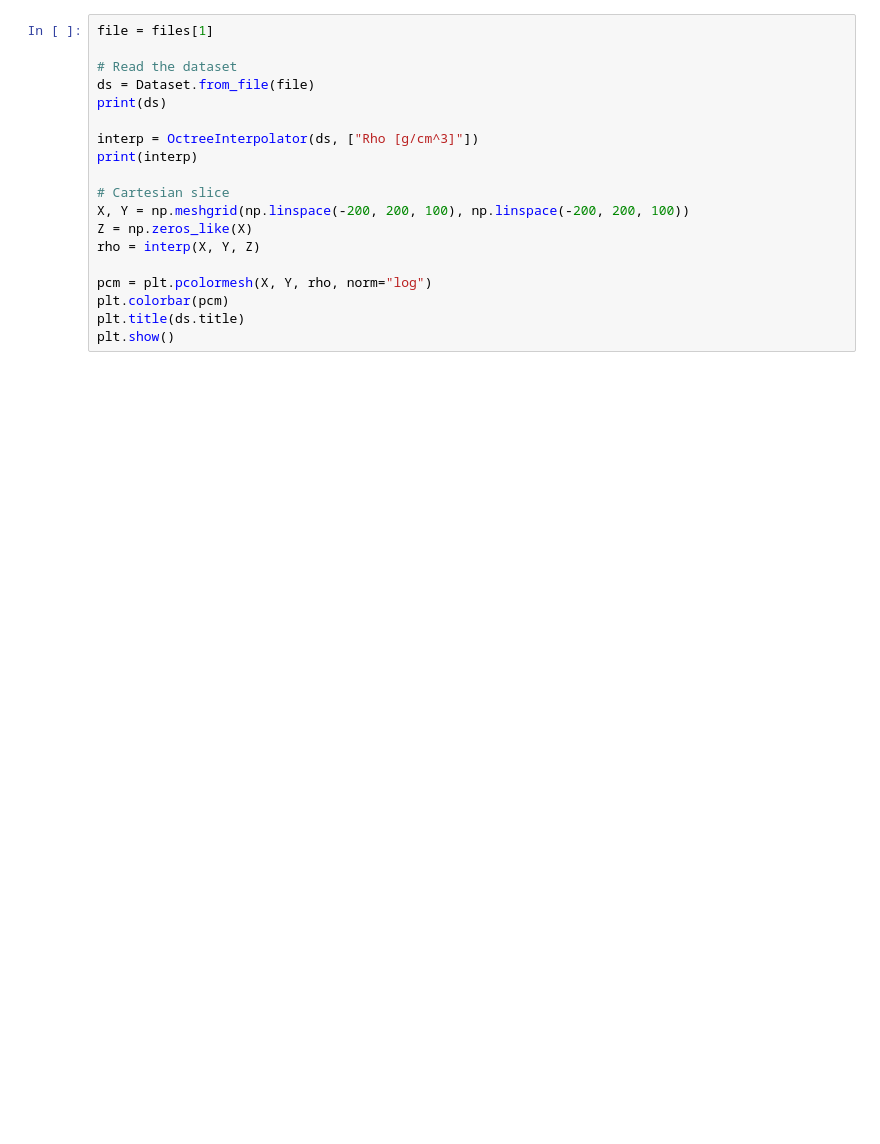
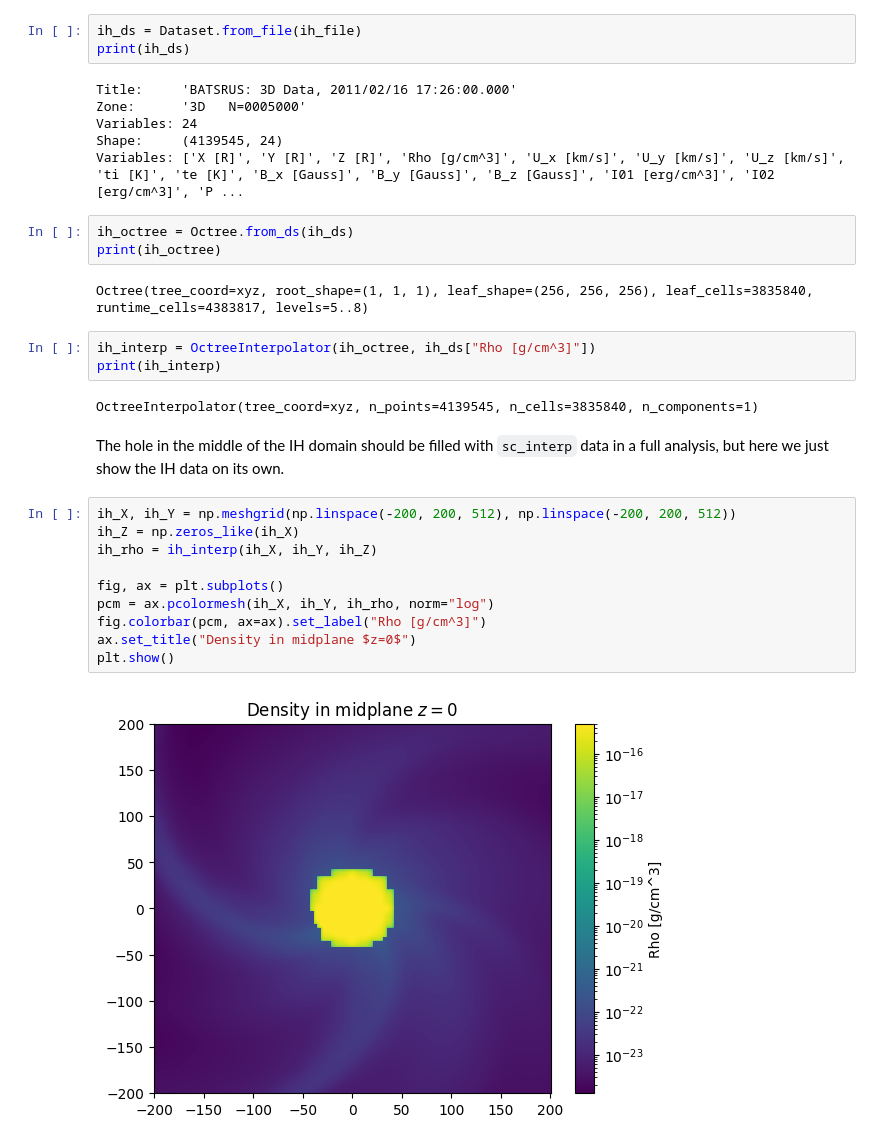
Before and after one commit to svaberg/batcamp, a Jupyter notebook: examples/quick_start.ipynb, the cells around one changed output. Cells and saved outputs as stored; diff of their text form; blank space fills up the shorter version.

```diff
--- a/examples/quick_start.ipynb
+++ b/examples/quick_start.ipynb
@@ -82,19 +126,33 @@ This file is has a cartesian octree structure
-# %%
-file = files[1]
-
-# Read the dataset
-ds = Dataset.from_file(file)
-print(ds)
-
-interp = OctreeInterpolator(ds, ["Rho [g/cm^3]"])
-print(interp)
-
-# Cartesian slice
-X, Y = np.meshgrid(np.linspace(-200, 200, 100), np.linspace(-200, 200, 100))
-Z = np.zeros_like(X)
-rho = interp(X, Y, Z)
-
-pcm = plt.pcolormesh(X, Y, rho, norm="log")
-plt.colorbar(pcm)
-plt.title(ds.title)
-plt.show()
+# %%
+ih_ds = Dataset.from_file(ih_file)
+print(ih_ds)
+# %% [output]
+Title:     'BATSRUS: 3D Data, 2011/02/16 17:26:00.000'
+Zone:      '3D   N=0005000'
+Variables: 24
+Shape:     (4139545, 24)
+Variables: ['X [R]', 'Y [R]', 'Z [R]', 'Rho [g/cm^3]', 'U_x [km/s]', 'U_y [km/s]', 'U_z [km/s]', 'ti [K]', 'te [K]', 'B_x [Gauss]', 'B_y [Gauss]', 'B_z [Gauss]', 'I01 [erg/cm^3]', 'I02 [erg/cm^3]', 'P ...
+# %%
+ih_octree = Octree.from_ds(ih_ds)
+print(ih_octree)
+# %% [output]
+Octree(tree_coord=xyz, root_shape=(1, 1, 1), leaf_shape=(256, 256, 256), leaf_cells=3835840, runtime_cells=4383817, levels=5..8)
+# %%
+ih_interp = OctreeInterpolator(ih_octree, ih_ds["Rho [g/cm^3]"])
+print(ih_interp)
+# %% [output]
+OctreeInterpolator(tree_coord=xyz, n_points=4139545, n_cells=3835840, n_components=1)
+# %% [markdown]
+The hole in the middle of the IH domain should be filled with `sc_interp` data in a full analysis, but here we just show the IH data on its own.
+# %%
+ih_X, ih_Y = np.meshgrid(np.linspace(-200, 200, 512), np.linspace(-200, 200, 512))
+ih_Z = np.zeros_like(ih_X)
+ih_rho = ih_interp(ih_X, ih_Y, ih_Z)
+
+fig, ax = plt.subplots()
+pcm = ax.pcolormesh(ih_X, ih_Y, ih_rho, norm="log")
+fig.colorbar(pcm, ax=ax).set_label("Rho [g/cm^3]")
+ax.set_title("Density in midplane $z=0$")
+plt.show()
+# %% [output]
+[figure, added]
```
Also changed, not shown: parts of 31 cells of this notebook.
